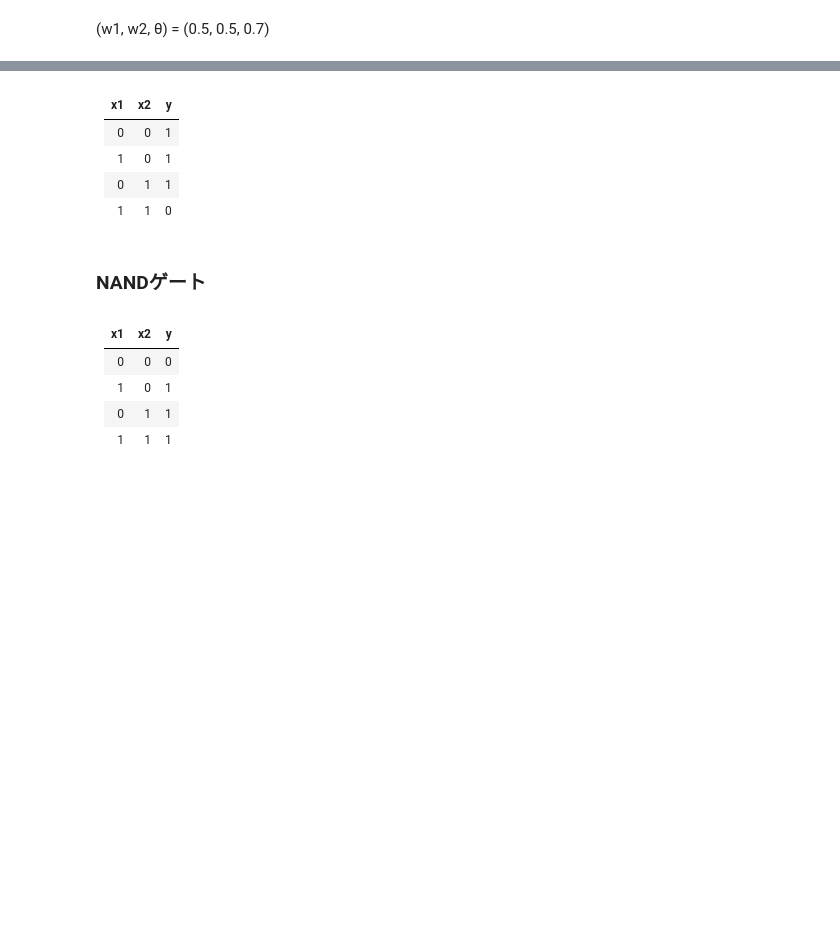
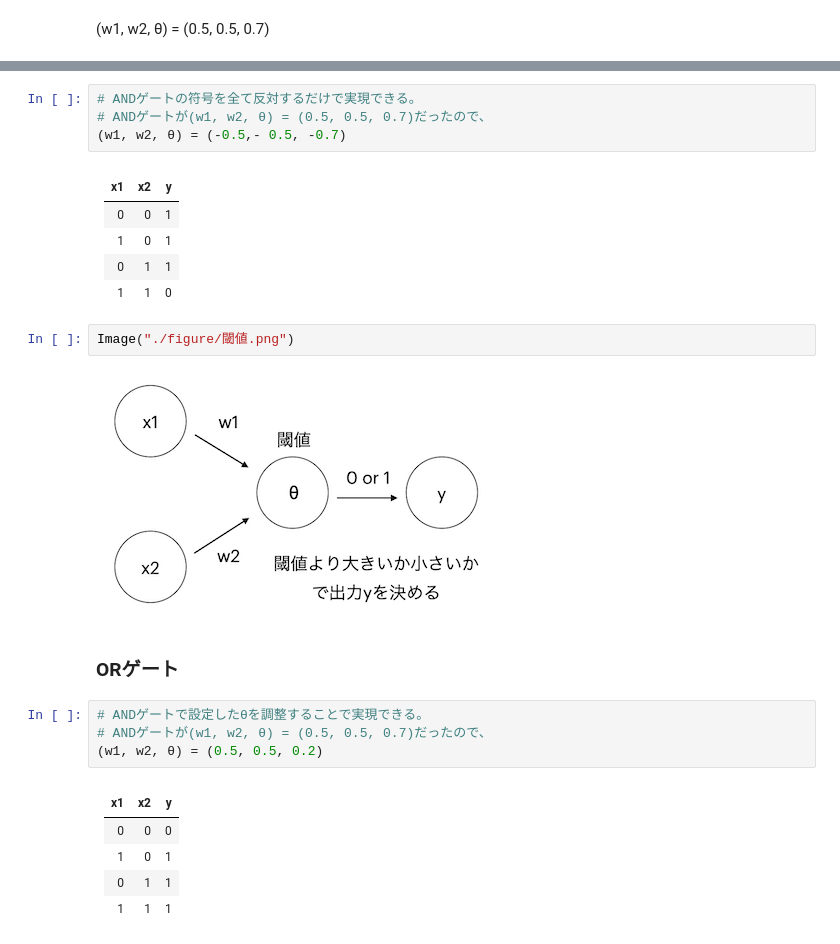
Before and after one commit to gotoh-poclab/deeplearning_study, a Jupyter notebook: studynote_2/2-01 パーセプトロン.ipynb, the cells around one changed output, grey strips where cells are left out. Saved outputs shown, nothing was run; the diff lists cells and outputs as text; blank space fills up the shorter version.

```diff
--- a/studynote_2/2-01 パーセプトロン.ipynb
+++ b/studynote_2/2-01 パーセプトロン.ipynb
@@ -33,3 +50,7 @@ $$
+# %%
+# ANDゲートの符号を全て反対するだけで実現できる。
+# ANDゲートが(w1, w2, θ) = (0.5, 0.5, 0.7)だったので、
+(w1, w2, θ) = (-0.5,- 0.5, -0.7)
 # %% [markdown]
 | x1 | x2 | y |
 | :--- | :---: | ---: |
@@ -37,8 +58,16 @@ $$
 |   1 |   0   |   1     |
 |   0 |   1   |   1    |
 |   1 |    1   |    0    |
+# %%
+Image("./figure/閾値.png")
+# %% [output]
+[figure, added]
 # %% [markdown]
-### NANDゲート
+### ORゲート
+# %%
+# ANDゲートで設定したθを調整することで実現できる。
+# ANDゲートが(w1, w2, θ) = (0.5, 0.5, 0.7)だったので、
+(w1, w2, θ) = (0.5, 0.5, 0.2)
 # %% [markdown]
 | x1 | x2 | y |
 | :--- | :---: | ---: |
```
Also changed, not shown: parts of 32 cells of this notebook, 2 other files.
